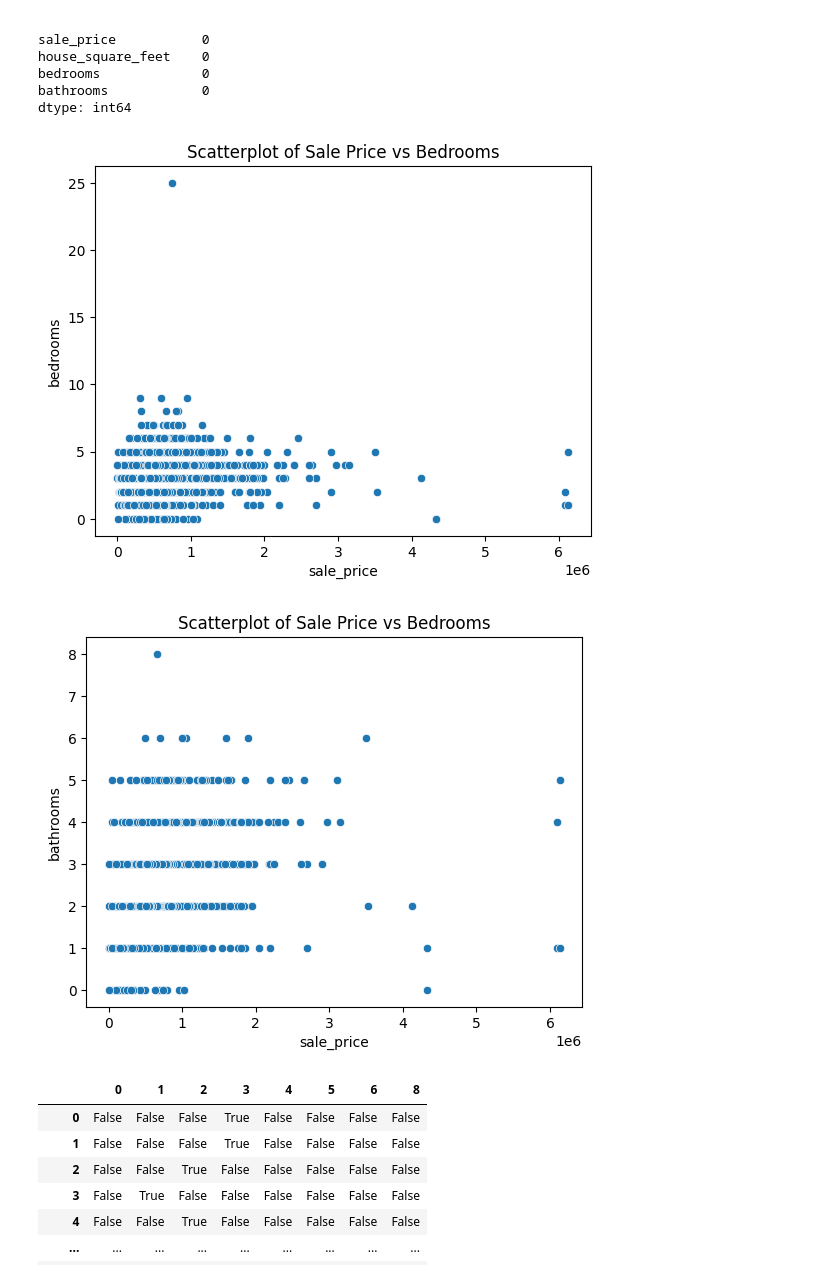
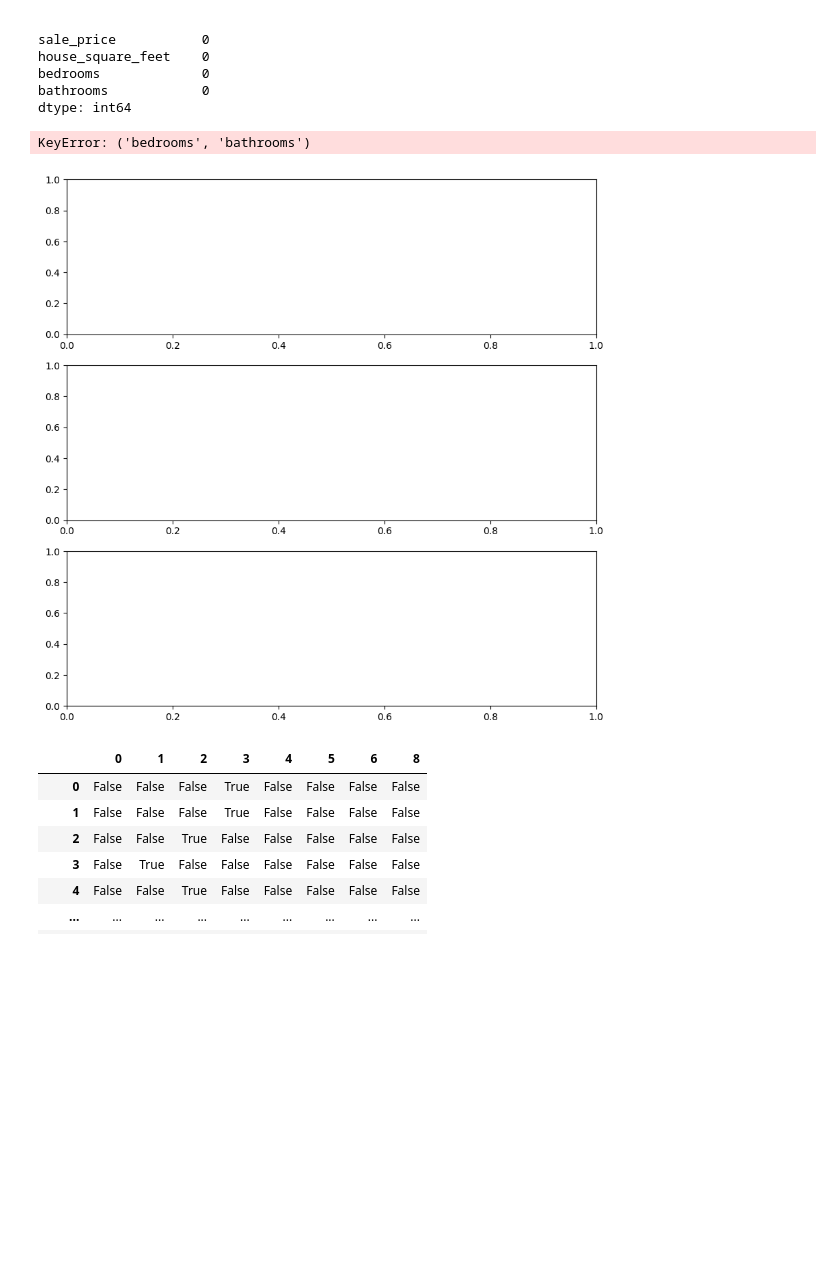
Before and after one commit to Troy-S-Meink/linearRegression, a Jupyter notebook: 04_hedonic_pricing/04_hedonic_pricing.ipynb, the cells around one changed output. Saved outputs shown, nothing was run; the diff lists cells and outputs as text; code cells hidden in the pictures; blank space fills up the shorter version.

```diff
--- a/04_hedonic_pricing/04_hedonic_pricing.ipynb
+++ b/04_hedonic_pricing/04_hedonic_pricing.ipynb
@@ -112,15 +112,21 @@ bathrooms            0
 dtype: int64
 # %%
 # Taking a look at scatterplots of the data
-sns.scatterplot(x=df['sale_price'],y=df['bedrooms'])
-plt.title('Scatterplot of Sale Price vs Bedrooms')
+fig, ax = plt.subplots(3, 1, figsize=(10,10))
+sns.scatterplot(x=df['sale_price'],y=df['house_square_feet'], hue=df['bedrooms', 'bathrooms'], ax=ax[0])
+ax[0].set_title('Scatterplot of Sale Price vs House Square Feet')
+
+sns.scatterplot(x=df['sale_price'],y=df['bedrooms'], ax=ax[1])
+ax[1].set_title('Scatterplot of Sale Price vs Bedrooms')
+
+sns.scatterplot(x=df['sale_price'],y=df['bathrooms'], ax=ax[2])
+ax[2].set_title('Scatterplot of Sale Price vs Bedrooms')
+
+plt.subplots_adjust(hspace=0.4)
 plt.show()
-sns.scatterplot(x=df['sale_price'],y=df['bathrooms'])
-plt.title('Scatterplot of Sale Price vs Bedrooms')
-plt.show()
 # %% [output]
+KeyError: ('bedrooms', 'bathrooms')
-[figure, old version]
+[figure, new version]
-[figure, removed]
 # %%
 # 2.
 # Turning the number of bathrooms and
```
